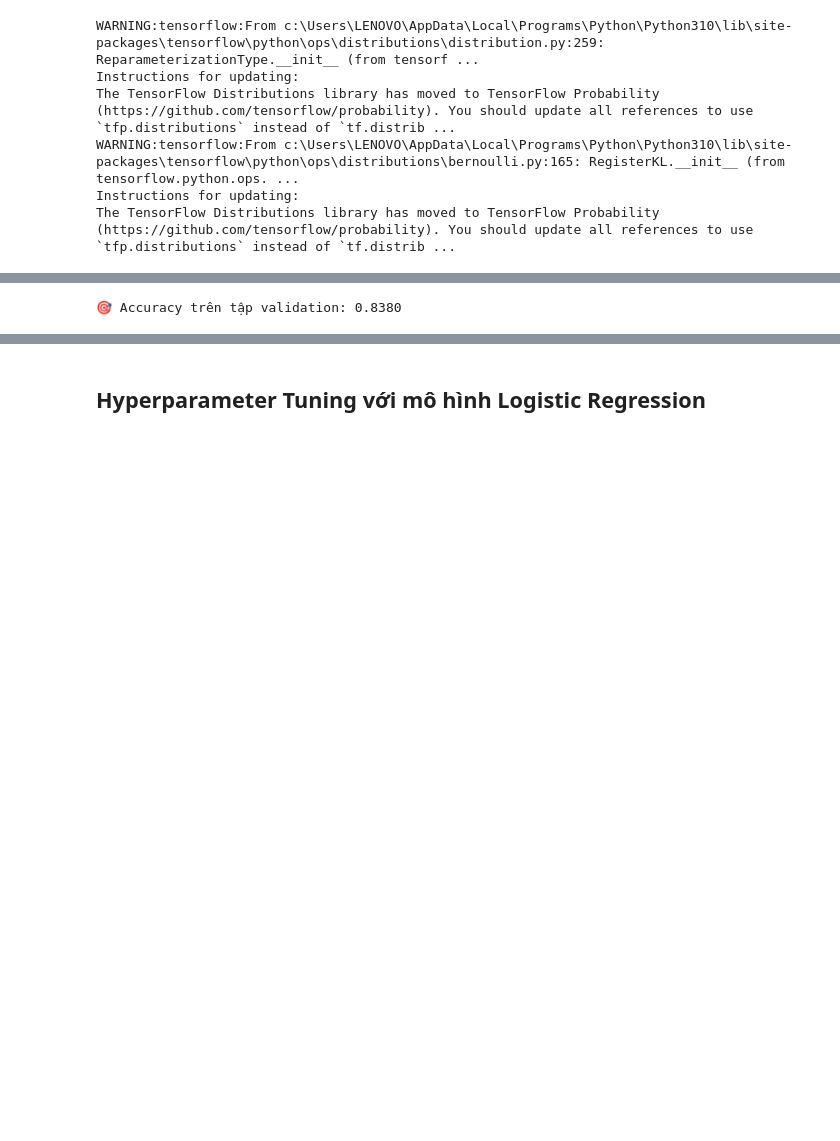
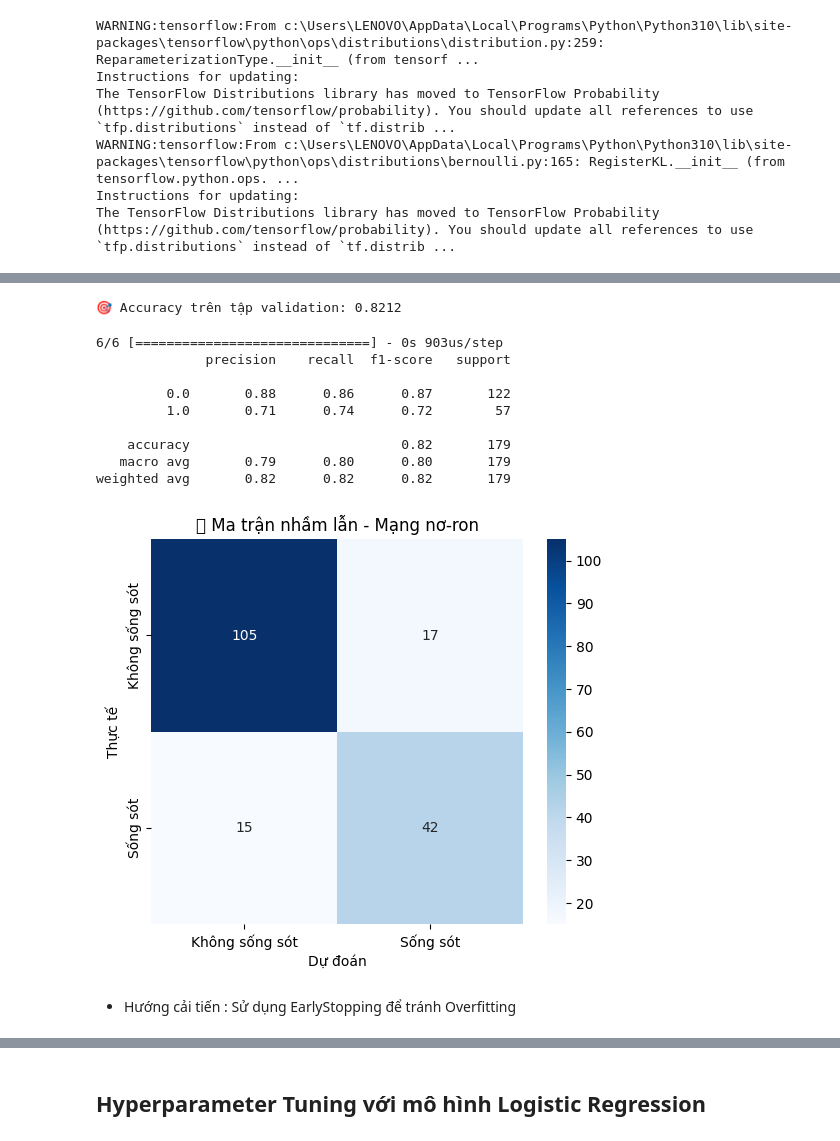
Before and after one commit to vonguyennhatduy/VietAI-Final-Project, a Jupyter notebook: src/Titanic_Model.ipynb, the cells around one changed output, grey strips where cells are left out. Cells and saved outputs as stored; diff of their text form; code cells hidden in the pictures; blank space fills up the shorter version.

```diff
--- a/src/Titanic_Model.ipynb
+++ b/src/Titanic_Model.ipynb
@@ -363,7 +363,7 @@ model.compile(optimizer=Adam(learning_rate=0.001),
 # %%
 history = model.fit(X_deep_train, y_deep_train,
                     validation_data=(X_deep_val, y_deep_val),
-                    epochs=50,
-                    batch_size=32,
+                    epochs=10,
+                    batch_size=256,
                     verbose=1)
 # %% [output]
@@ -388,4 +391,35 @@ Epoch 50/50
 val_loss, val_accuracy = model.evaluate(X_deep_val, y_deep_val, verbose=0)
 print(f"🎯 Accuracy trên tập validation: {val_accuracy:.4f}")
 # %% [output]
-🎯 Accuracy trên tập validation: 0.8380
+🎯 Accuracy trên tập validation: 0.8212
+# %%
+y_pred_proba = model.predict(X_deep_val)
+y_deep_pred = (y_pred_proba > 0.5).astype(int)
+
+# Classification report
+print(classification_report(y_deep_val, y_deep_pred))
+
+# Confusion matrix
+cm = confusion_matrix(y_deep_val, y_deep_pred)
+
+plt.figure(figsize=(6,5))
+sns.heatmap(cm, annot=True, fmt='d', cmap='Blues',
+            xticklabels=["Không sống sót", "Sống sót"],
+            yticklabels=["Không sống sót", "Sống sót"])
+plt.xlabel("Dự đoán")
+plt.ylabel("Thực tế")
+plt.title("🧠 Ma trận nhầm lẫn - Mạng nơ-ron")
+plt.show()
+# %% [output]
+6/6 [==============================] - 0s 903us/step
+              precision    recall  f1-score   support
+
+         0.0       0.88      0.86      0.87       122
+         1.0       0.71      0.74      0.72        57
+
+    accuracy                           0.82       179
+   macro avg       0.79      0.80      0.80       179
+weighted avg       0.82      0.82      0.82       179
+[figure, added]
+# %% [markdown]
+* Hướng cải tiến : Sử dụng EarlyStopping để tránh Overfitting
```
Also changed, not shown: parts of 2 cells of this notebook.
